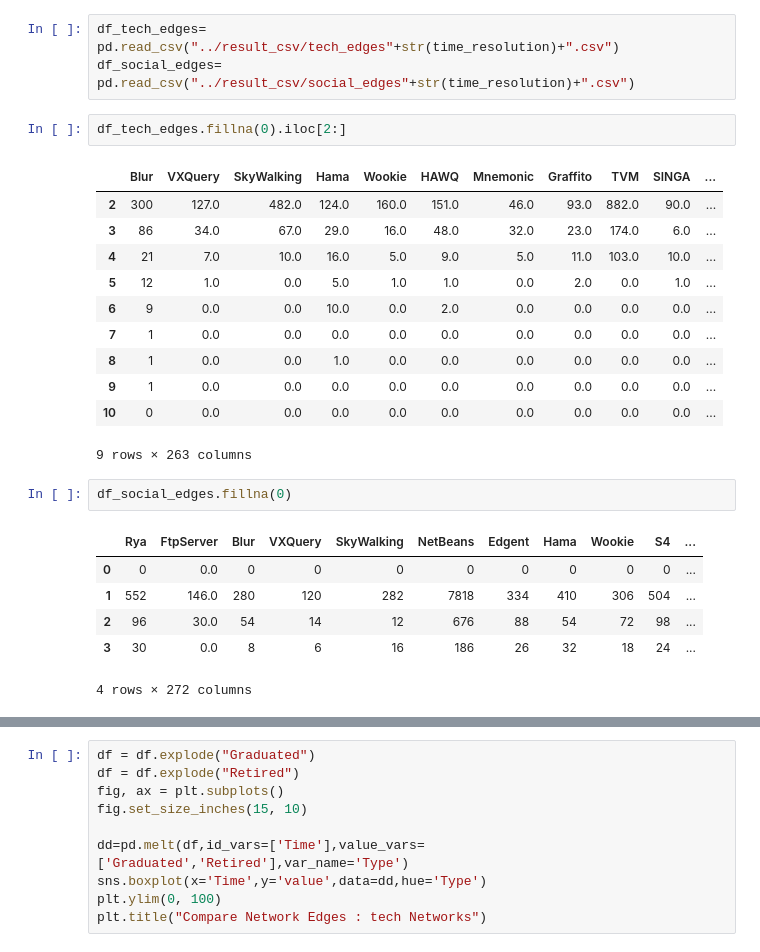
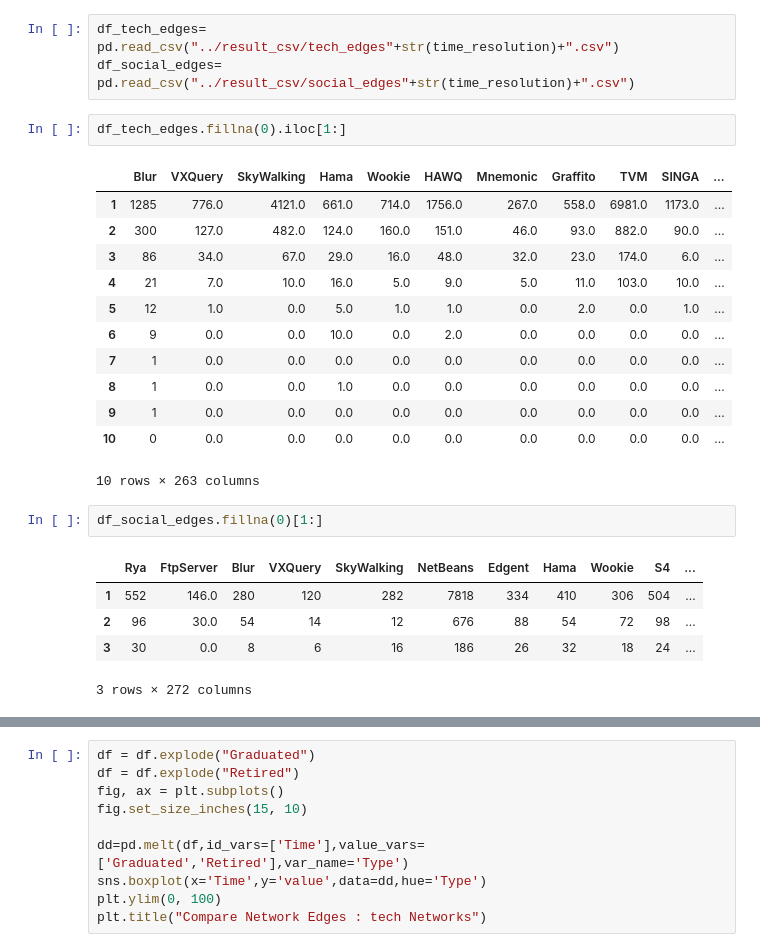
Before and after one commit to zenoWZH/ASFdata_analysis, a Jupyter notebook: network_edges/network_edges_stats.ipynb, the cells around one changed output, grey strips where cells are left out. Drawn from its saved outputs; the diff is of its cells as text.

```diff
--- a/network_edges/network_edges_stats.ipynb
+++ b/network_edges/network_edges_stats.ipynb
@@ -29,9 +29,10 @@ mix_path = data_path+"mix/"
 df_tech_edges= pd.read_csv("../result_csv/tech_edges"+str(time_resolution)+".csv")
 df_social_edges= pd.read_csv("../result_csv/social_edges"+str(time_resolution)+".csv")
 # %%
-df_tech_edges.fillna(0).iloc[2:]
+df_tech_edges.fillna(0).iloc[1:]
 # %% [output]
 |  | Blur | VXQuery | SkyWalking | Hama | Wookie | HAWQ | Mnemonic | Graffito | TVM | SINGA | ... |
+| 1 | 1285 | 776.0 | 4121.0 | 661.0 | 714.0 | 1756.0 | 267.0 | 558.0 | 6981.0 | 1173.0 | ... |
 | 2 | 300 | 127.0 | 482.0 | 124.0 | 160.0 | 151.0 | 46.0 | 93.0 | 882.0 | 90.0 | ... |
 | 3 | 86 | 34.0 | 67.0 | 29.0 | 16.0 | 48.0 | 32.0 | 23.0 | 174.0 | 6.0 | ... |
 | 4 | 21 | 7.0 | 10.0 | 16.0 | 5.0 | 9.0 | 5.0 | 11.0 | 103.0 | 10.0 | ... |
@@ -41,13 +42,12 @@ df_tech_edges.fillna(0).iloc[2:]
 | 8 | 1 | 0.0 | 0.0 | 1.0 | 0.0 | 0.0 | 0.0 | 0.0 | 0.0 | 0.0 | ... |
 | 9 | 1 | 0.0 | 0.0 | 0.0 | 0.0 | 0.0 | 0.0 | 0.0 | 0.0 | 0.0 | ... |
 | 10 | 0 | 0.0 | 0.0 | 0.0 | 0.0 | 0.0 | 0.0 | 0.0 | 0.0 | 0.0 | ... |
-9 rows × 263 columns
+10 rows × 263 columns
 # %%
-df_social_edges.fillna(0)
+df_social_edges.fillna(0)[1:]
 # %% [output]
 |  | Rya | FtpServer | Blur | VXQuery | SkyWalking | NetBeans | Edgent | Hama | Wookie | S4 | ... |
-| 0 | 0 | 0.0 | 0 | 0 | 0 | 0 | 0 | 0 | 0 | 0 | ... |
 | 1 | 552 | 146.0 | 280 | 120 | 282 | 7818 | 334 | 410 | 306 | 504 | ... |
 | 2 | 96 | 30.0 | 54 | 14 | 12 | 676 | 88 | 54 | 72 | 98 | ... |
 | 3 | 30 | 0.0 | 8 | 6 | 16 | 186 | 26 | 32 | 18 | 24 | ... |
-4 rows × 272 columns
+3 rows × 272 columns
```
Also changed, not shown: parts of 16 cells of this notebook, 6 other files.
